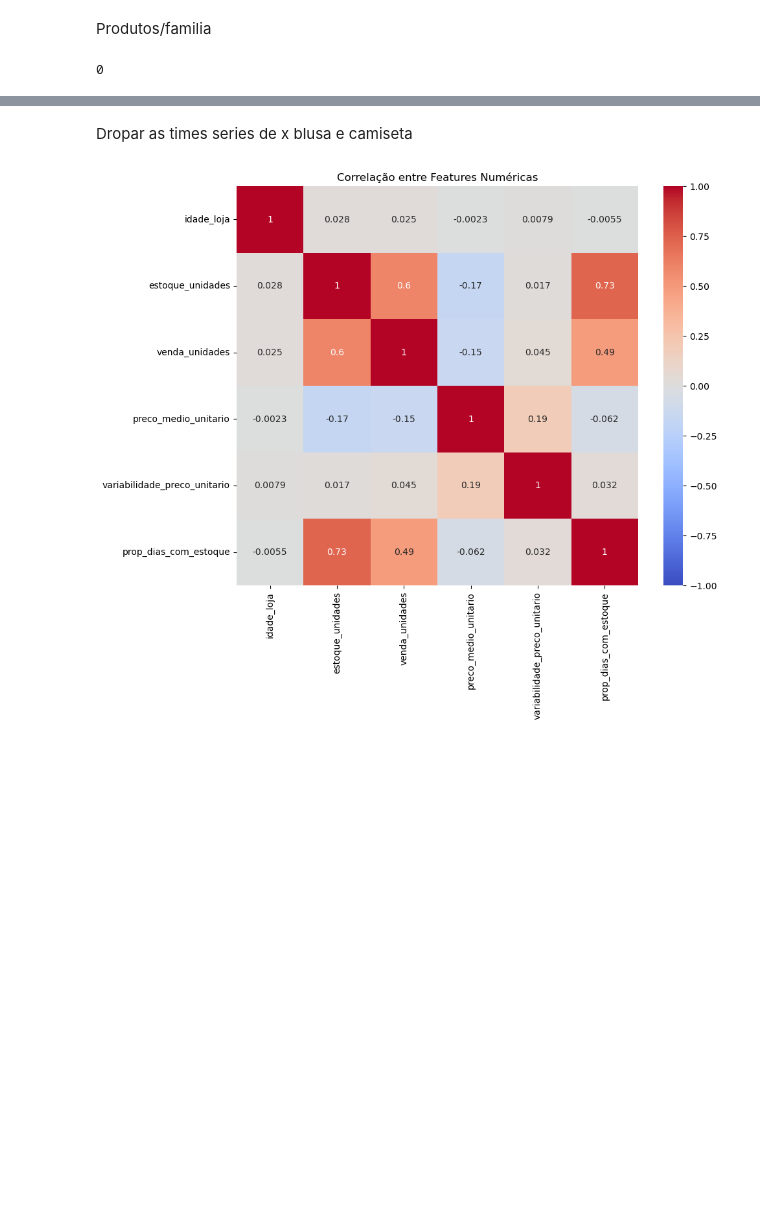
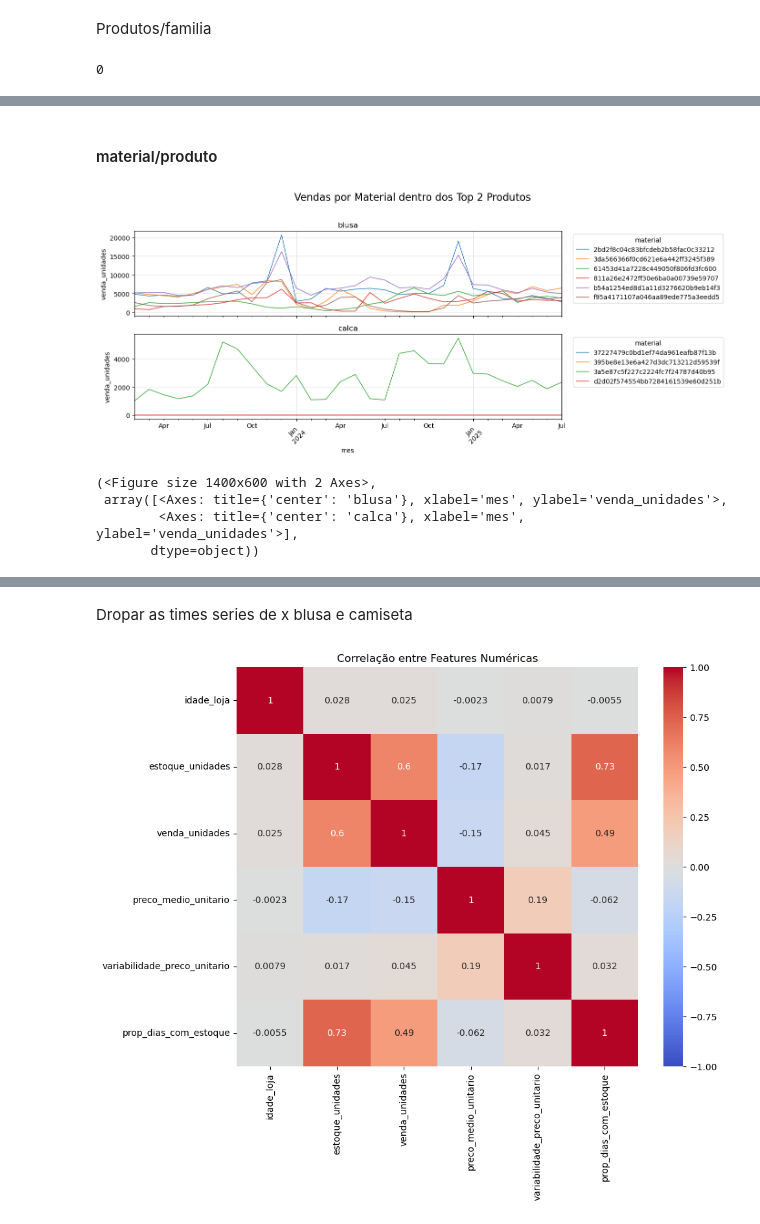
Before and after one commit to eduardozanutti/ml_timeseries_usp, a Jupyter notebook: notebooks/eda_timeseries.ipynb, the cells around one changed output, grey strips where cells are left out. Cells and saved outputs as stored; diff of their text form; code cells hidden in the pictures; blank space fills up the shorter version.

```diff
--- a/notebooks/eda_timeseries.ipynb
+++ b/notebooks/eda_timeseries.ipynb
@@ -158,0 +141,10 @@ plot_time_series_by_products(df)
+# %% [markdown]
+#### material/produto
+# %%
+plot_products_materials(df, n_products=2, title='Vendas por Material dentro dos Top 2 Produtos')
+# %% [output]
+[figure, added]
+(<Figure size 1400x600 with 2 Axes>,
+ array([<Axes: title={'center': 'blusa'}, xlabel='mes', ylabel='venda_unidades'>,
+        <Axes: title={'center': 'calca'}, xlabel='mes', ylabel='venda_unidades'>],
+       dtype=object))
```
Also changed, not shown: parts of 16 cells of this notebook, 1 other file.
